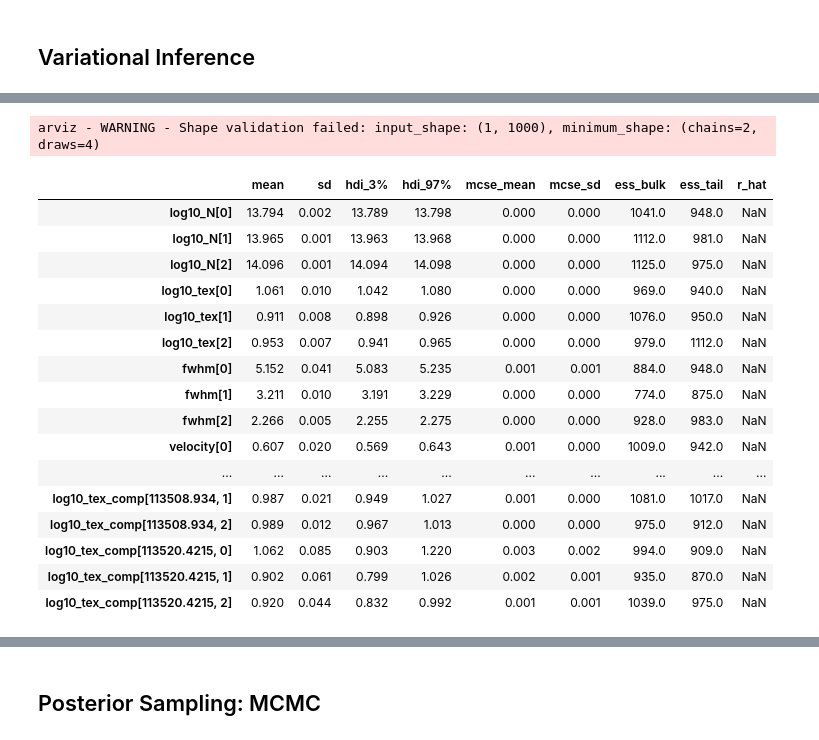
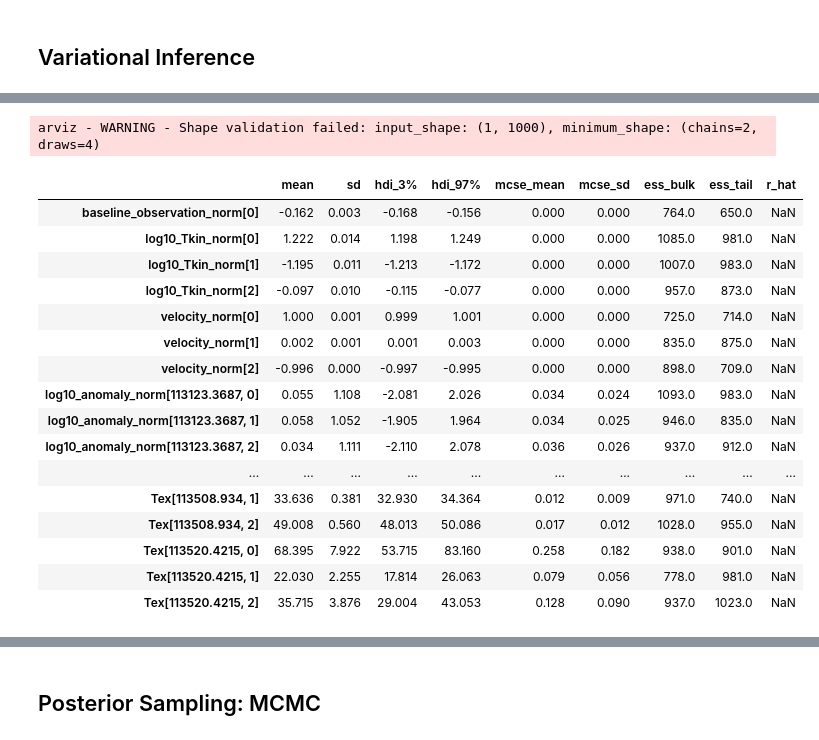
Before and after one commit to tvwenger/bayes_cn_hfs, a Jupyter notebook: docs/source/notebooks/hfs_anomaly_model.ipynb, the cells around one changed output, grey strips where cells are left out. Saved outputs shown, nothing was run; the diff lists cells and outputs as text; code cells hidden in the pictures.

```diff
--- a/docs/source/notebooks/hfs_anomaly_model.ipynb
+++ b/docs/source/notebooks/hfs_anomaly_model.ipynb
@@ -43,3 +41,13 @@ mol_data_12CN = get_molecule_data(
     vibrational_state = 0, # vibrational state number
     rot_state_lower = 0, # lower rotational state
 )
+print(mol_data_12CN.keys())
+print("transition frequency (MHz):", mol_data_12CN['freq'])
+print("Einstein A coefficient (s-1):", mol_data_12CN['Aul'])
+print("Upper state degrees of freedom:", mol_data_12CN['degu'])
+print("Upper state energy level (erg)", mol_data_12CN['Eu'])
+print("Relative intensities", mol_data_12CN['relative_int'])
+print("Partition function terms:", mol_data_12CN["log10_Q_terms"])
+
+# molecular weight (number of protons)
+weight_12CN = 12.0 + 14.0
@@ -64,11 +71,13 @@ mol_data_12CN
 from bayes_spec import SpecData
 
 # spectral axis definition
-freq_axis = np.linspace(113470.0, 113530.0, 500) # MHz
+freq_axis = np.arange(113470.0, 113530.0, 0.06) # MHz
+# freq_axis = np.arange(113470.0, 113530.0, 0.2) # MHz
+print(len(freq_axis))
 
 # data noise can either be a scalar (assumed constant noise across the spectrum)
 # or an array of the same length as the data
-noise = 0.01 # K
+noise = 0.03 # K
 
 # brightness data. In this case, we just throw in some random data for now
 # since we are only doing this in order to simulate some actual data.
@@ -157,7 +165,8 @@ data = {"observation": observation}
 # Initialize and define the model
 model = HFSAnomalyModel(
     data,
-    mol_data=mol_data_12CN,
+    mol_weight=weight_12CN, # molecular weight
+    mol_data=mol_data_12CN, # molecular data
     bg_temp = 2.7, # assumed background temperature (K)
     n_clouds=n_clouds,
     baseline_degree=baseline_degree,
@@ -165,10 +174,12 @@ model = HFSAnomalyModel(
     verbose=True
 )
 model.add_priors(
-    prior_log10_N = [14.0, 0.2], # mean and width of log10(N) prior (cm-2)
-    prior_log10_tex = [1.0, 0.1], # mean and width of log10(Tex) prior (K)
-    prior_fwhm = 1.0, # width of FWHM prior (km/s)
-    prior_velocity = [0.0, 5.0], # mean and width of velocity prior (km/s)
-    prior_log10_tex_anomaly = 0.1, # width of the hyperfine anomaly prior (K)
+    prior_tau_total = 1.0, # width of total optical depth prior
+    prior_log10_Tkin = [1.5, 0.2], # mean and width of log10(Tkin) prior (K)
+    prior_velocity = [0.0, 3.0], # mean and width of velocity prior (km/s)
+    prior_fwhm_nonthermal = None, # do not include non-thermal broadening
+    prior_fwhm_L = 1.0, # width of latent Lorentzian FWHM prior (km/s)
+    fix_tau_total = False, # do not assume tau_total
+    ordered = False, # do not assume optically-thin
 )
 model.add_likelihood()
@@ -234,24 +243,24 @@ Runtime: 1.48 minutes
 # %%
-pm.summary(model.trace.posterior, var_names=model.cloud_deterministics)
+pm.summary(model.trace.posterior)
 # %% [output]
 arviz - WARNING - Shape validation failed: input_shape: (1, 1000), minimum_shape: (chains=2, draws=4)
 |  | mean | sd | hdi_3% | hdi_97% | mcse_mean | mcse_sd | ess_bulk | ess_tail | r_hat |
-| log10_N[0] | 13.794 | 0.002 | 13.789 | 13.798 | 0.000 | 0.000 | 1041.0 | 948.0 | NaN |
-| log10_N[1] | 13.965 | 0.001 | 13.963 | 13.968 | 0.000 | 0.000 | 1112.0 | 981.0 | NaN |
-| log10_N[2] | 14.096 | 0.001 | 14.094 | 14.098 | 0.000 | 0.000 | 1125.0 | 975.0 | NaN |
-| log10_tex[0] | 1.061 | 0.010 | 1.042 | 1.080 | 0.000 | 0.000 | 969.0 | 940.0 | NaN |
-| log10_tex[1] | 0.911 | 0.008 | 0.898 | 0.926 | 0.000 | 0.000 | 1076.0 | 950.0 | NaN |
-| log10_tex[2] | 0.953 | 0.007 | 0.941 | 0.965 | 0.000 | 0.000 | 979.0 | 1112.0 | NaN |
-| fwhm[0] | 5.152 | 0.041 | 5.083 | 5.235 | 0.001 | 0.001 | 884.0 | 948.0 | NaN |
-| fwhm[1] | 3.211 | 0.010 | 3.191 | 3.229 | 0.000 | 0.000 | 774.0 | 875.0 | NaN |
-| fwhm[2] | 2.266 | 0.005 | 2.255 | 2.275 | 0.000 | 0.000 | 928.0 | 983.0 | NaN |
-| velocity[0] | 0.607 | 0.020 | 0.569 | 0.643 | 0.001 | 0.000 | 1009.0 | 942.0 | NaN |
+| baseline_observation_norm[0] | -0.162 | 0.003 | -0.168 | -0.156 | 0.000 | 0.000 | 764.0 | 650.0 | NaN |
+| log10_Tkin_norm[0] | 1.222 | 0.014 | 1.198 | 1.249 | 0.000 | 0.000 | 1085.0 | 981.0 | NaN |
+| log10_Tkin_norm[1] | -1.195 | 0.011 | -1.213 | -1.172 | 0.000 | 0.000 | 1007.0 | 983.0 | NaN |
+| log10_Tkin_norm[2] | -0.097 | 0.010 | -0.115 | -0.077 | 0.000 | 0.000 | 957.0 | 873.0 | NaN |
+| velocity_norm[0] | 1.000 | 0.001 | 0.999 | 1.001 | 0.000 | 0.000 | 725.0 | 714.0 | NaN |
+| velocity_norm[1] | 0.002 | 0.001 | 0.001 | 0.003 | 0.000 | 0.000 | 835.0 | 875.0 | NaN |
+| velocity_norm[2] | -0.996 | 0.000 | -0.997 | -0.995 | 0.000 | 0.000 | 898.0 | 709.0 | NaN |
+| log10_anomaly_norm[113123.3687, 0] | 0.055 | 1.108 | -2.081 | 2.026 | 0.034 | 0.024 | 1093.0 | 983.0 | NaN |
+| log10_anomaly_norm[113123.3687, 1] | 0.058 | 1.052 | -1.905 | 1.964 | 0.034 | 0.025 | 946.0 | 835.0 | NaN |
+| log10_anomaly_norm[113123.3687, 2] | 0.034 | 1.111 | -2.110 | 2.078 | 0.036 | 0.026 | 937.0 | 912.0 | NaN |
 | ... | ... | ... | ... | ... | ... | ... | ... | ... | ... |
-| log10_tex_comp[113508.934, 1] | 0.987 | 0.021 | 0.949 | 1.027 | 0.001 | 0.000 | 1081.0 | 1017.0 | NaN |
-| log10_tex_comp[113508.934, 2] | 0.989 | 0.012 | 0.967 | 1.013 | 0.000 | 0.000 | 975.0 | 912.0 | NaN |
-| log10_tex_comp[113520.4215, 0] | 1.062 | 0.085 | 0.903 | 1.220 | 0.003 | 0.002 | 994.0 | 909.0 | NaN |
-| log10_tex_comp[113520.4215, 1] | 0.902 | 0.061 | 0.799 | 1.026 | 0.002 | 0.001 | 935.0 | 870.0 | NaN |
-| log10_tex_comp[113520.4215, 2] | 0.920 | 0.044 | 0.832 | 0.992 | 0.001 | 0.001 | 1039.0 | 975.0 | NaN |
+| Tex[113508.934, 1] | 33.636 | 0.381 | 32.930 | 34.364 | 0.012 | 0.009 | 971.0 | 740.0 | NaN |
+| Tex[113508.934, 2] | 49.008 | 0.560 | 48.013 | 50.086 | 0.017 | 0.012 | 1028.0 | 955.0 | NaN |
+| Tex[113520.4215, 0] | 68.395 | 7.922 | 53.715 | 83.160 | 0.258 | 0.182 | 938.0 | 901.0 | NaN |
+| Tex[113520.4215, 1] | 22.030 | 2.255 | 17.814 | 26.063 | 0.079 | 0.056 | 778.0 | 981.0 | NaN |
+| Tex[113520.4215, 2] | 35.715 | 3.876 | 29.004 | 43.053 | 0.128 | 0.090 | 937.0 | 1023.0 | NaN |
 # %%
 posterior = model.sample_posterior_predictive(
     thin=100, # keep one in {thin} posterior samples
```
Also changed, not shown: parts of 19 cells of this notebook, 11 other files.
